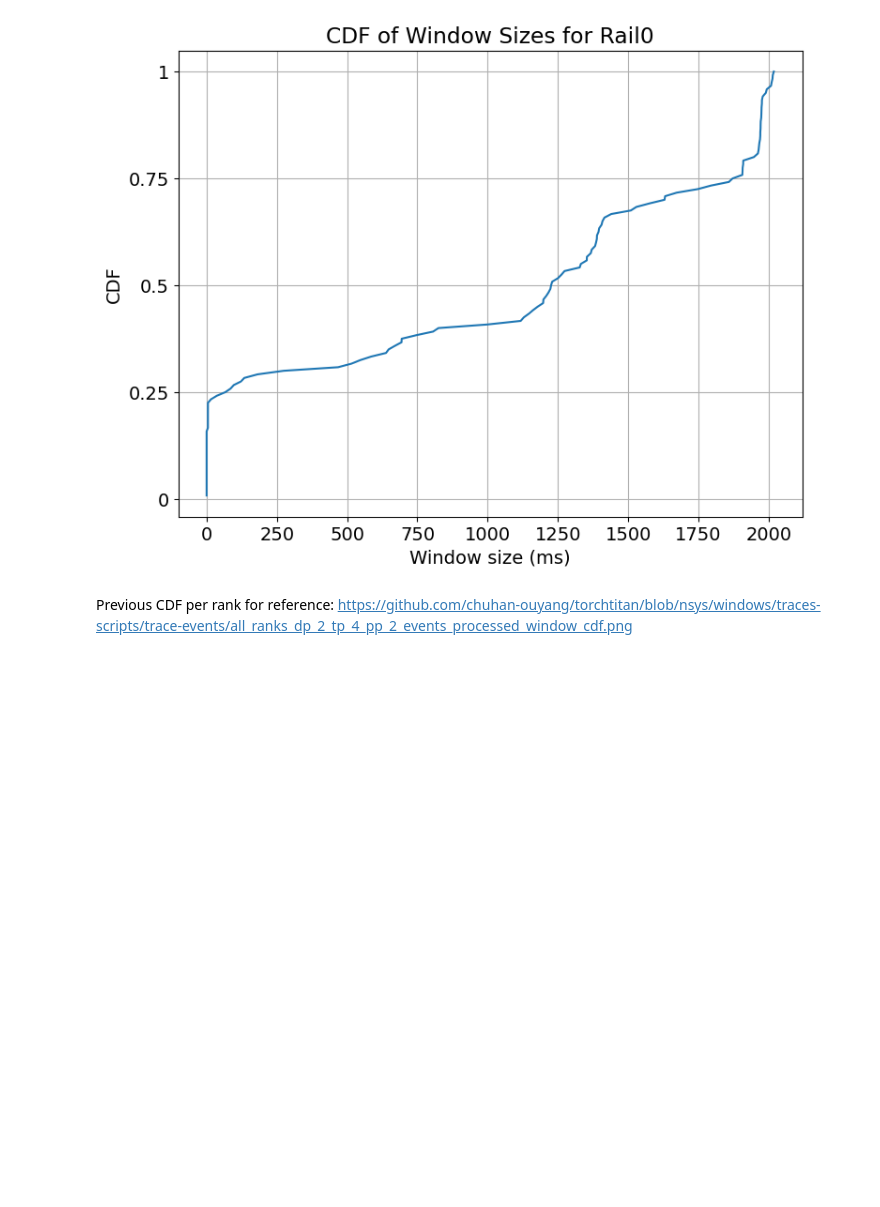
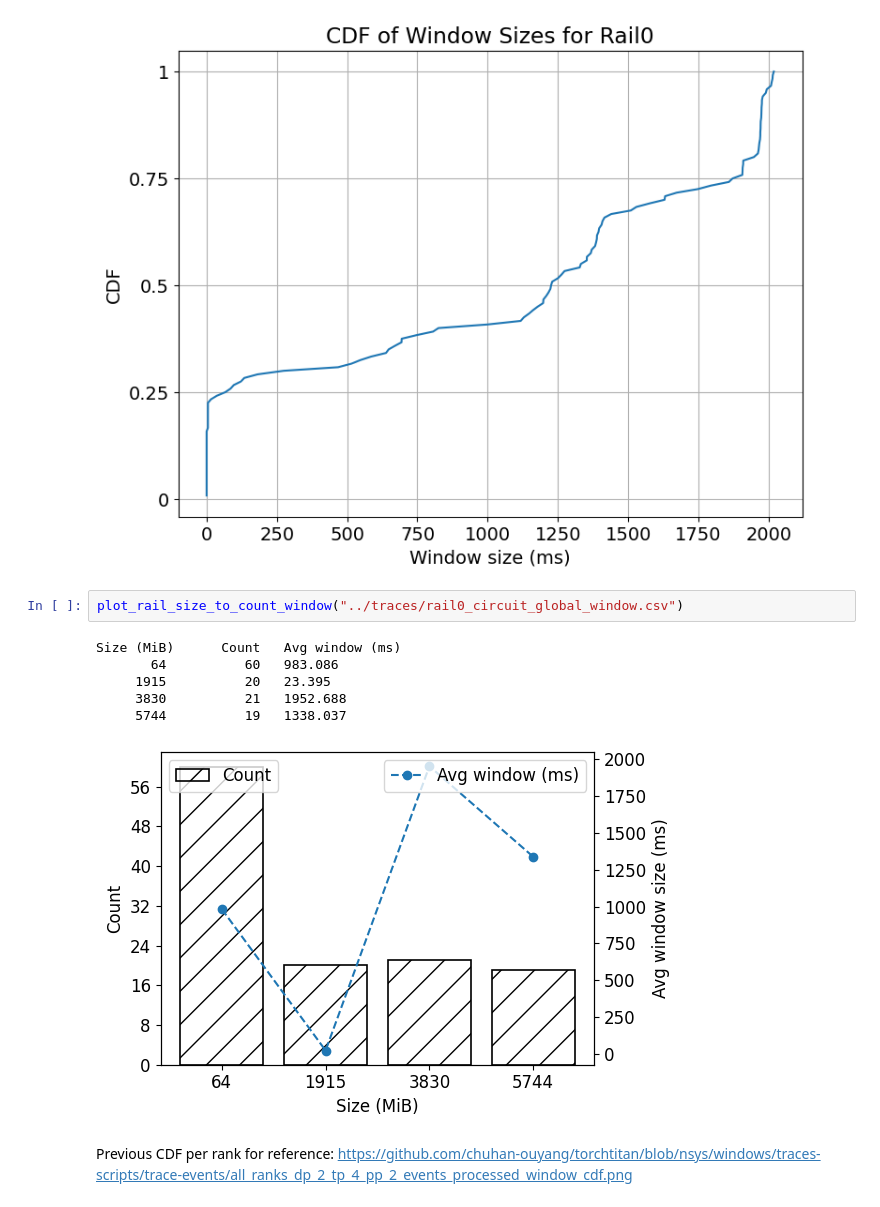
Before and after one commit to chuhan-ouyang/3D-parallelism-comm, a Jupyter notebook: cuda/rails/plot_rail_wind.ipynb, the cells around one changed output. Drawn from its saved outputs; the diff is of its cells as text; blank space fills up the shorter version.

Commit message:
create rail 0's size vs window length plot

```diff
--- a/cuda/rails/plot_rail_wind.ipynb
+++ b/cuda/rails/plot_rail_wind.ipynb
@@ -55,6 +125,15 @@ Quantiles of window durations (ms):
 99th percentile: 2013.707 ms
 100th percentile: 2018.377 ms
 [figure]
+# %%
+plot_rail_size_to_count_window("../traces/rail0_circuit_global_window.csv")
+# %% [output]
+Size (MiB)      Count   Avg window (ms)
+       64          60   983.086
+     1915          20   23.395
+     3830          21   1952.688
+     5744          19   1338.037
+[figure, added]
 # %% [markdown]
 Previous CDF per rank for reference:
 https://github.com/chuhan-ouyang/torchtitan/blob/nsys/windows/traces-scripts/trace-events/all_ranks_dp_2_tp_4_pp_2_events_processed_window_cdf.png
```
Also changed, not shown: parts of 2 cells of this notebook, 12 other files.
